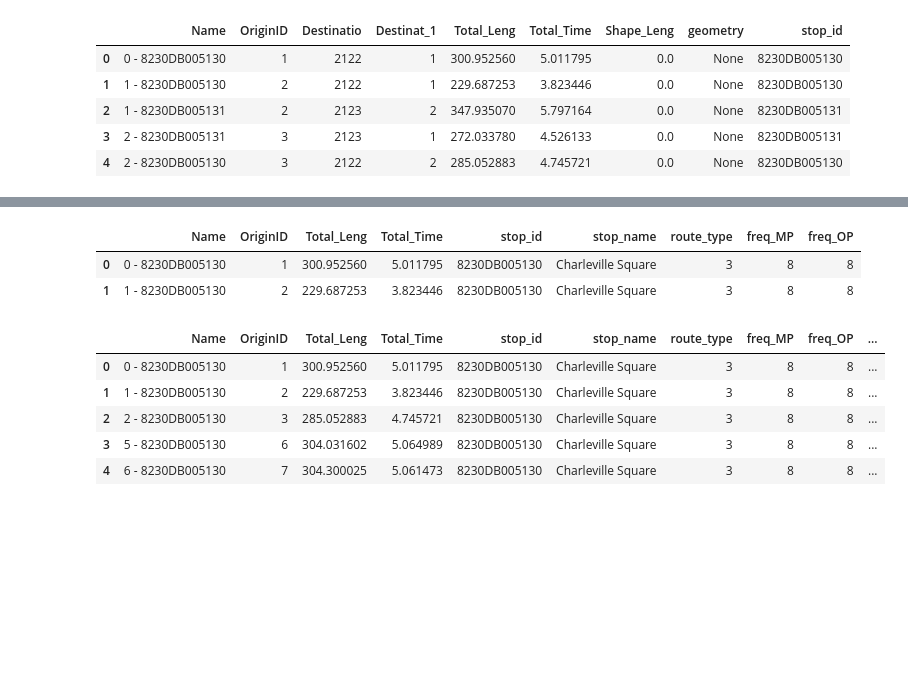
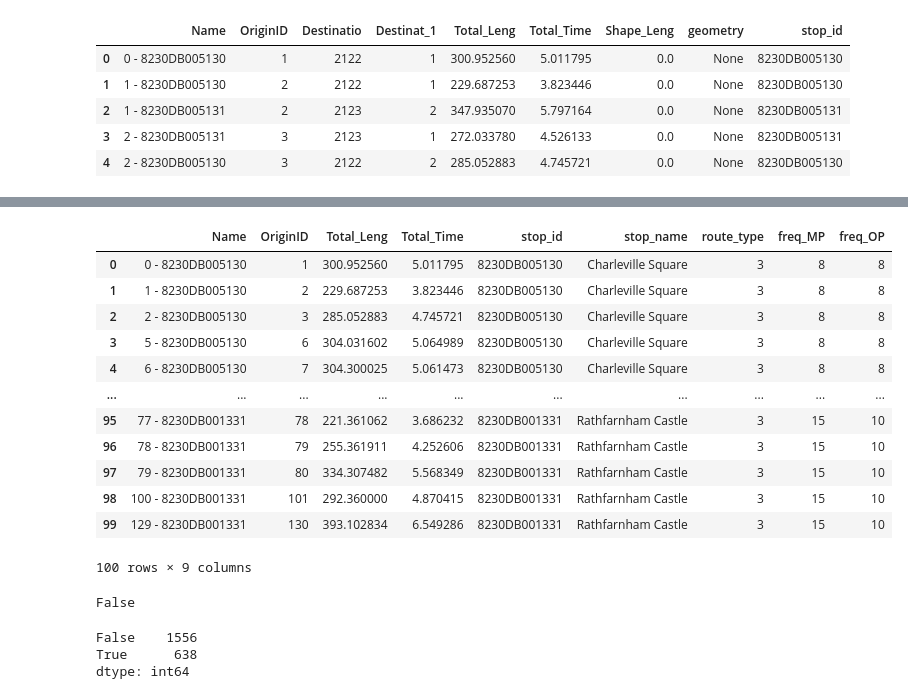
Before and after one commit to RBGit99/Thesis, a Jupyter notebook: PTAL_Analysis.ipynb, the cells around one changed output, grey strips where cells are left out. Drawn from its saved outputs; the diff is of its cells as text; code cells hidden in the pictures; blank space fills up the shorter version.

```diff
--- a/PTAL_Analysis.ipynb
+++ b/PTAL_Analysis.ipynb
@@ -60,8 +79,18 @@ stops_freq_clean.head()
 # %%
-#Joins OD_Lines with stops
+#Joins OD_Lines with stops and shows first 100 rows
 OD_gdf_freq = pd.merge(OD_clean_gdf, stops_freq_clean, on= 'stop_id',how='inner')
-OD_gdf_freq.head(2)
+OD_gdf_freq.head(100)
 # %% [output]
 |  | Name | OriginID | Total_Leng | Total_Time | stop_id | stop_name | route_type | freq_MP | freq_OP |
 | 0 | 0 - 8230DB005130 | 1 | 300.952560 | 5.011795 | 8230DB005130 | Charleville Square | 3 | 8 | 8 |
 | 1 | 1 - 8230DB005130 | 2 | 229.687253 | 3.823446 | 8230DB005130 | Charleville Square | 3 | 8 | 8 |
+| 2 | 2 - 8230DB005130 | 3 | 285.052883 | 4.745721 | 8230DB005130 | Charleville Square | 3 | 8 | 8 |
+| 3 | 5 - 8230DB005130 | 6 | 304.031602 | 5.064989 | 8230DB005130 | Charleville Square | 3 | 8 | 8 |
+| 4 | 6 - 8230DB005130 | 7 | 304.300025 | 5.061473 | 8230DB005130 | Charleville Square | 3 | 8 | 8 |
+| ... | ... | ... | ... | ... | ... | ... | ... | ... | ... |
+| 95 | 77 - 8230DB001331 | 78 | 221.361062 | 3.686232 | 8230DB001331 | Rathfarnham Castle | 3 | 15 | 10 |
+| 96 | 78 - 8230DB001331 | 79 | 255.361911 | 4.252606 | 8230DB001331 | Rathfarnham Castle | 3 | 15 | 10 |
+| 97 | 79 - 8230DB001331 | 80 | 334.307482 | 5.568349 | 8230DB001331 | Rathfarnham Castle | 3 | 15 | 10 |
+| 98 | 100 - 8230DB001331 | 101 | 292.360000 | 4.870415 | 8230DB001331 | Rathfarnham Castle | 3 | 15 | 10 |
+| 99 | 129 - 8230DB001331 | 130 | 393.102834 | 6.549286 | 8230DB001331 | Rathfarnham Castle | 3 | 15 | 10 |
+100 rows × 9 columns
@@ -119,9 +97,12 @@ OD_AI = AI_calc_MP_OP(OD_gdf_freq)
-# %%
-OD_AI.head()
-# %% [output]
-|  | Name | OriginID | Total_Leng | Total_Time | stop_id | stop_name | route_type | freq_MP | freq_OP | ... |
-| 0 | 0 - 8230DB005130 | 1 | 300.952560 | 5.011795 | 8230DB005130 | Charleville Square | 3 | 8 | 8 | ... |
-| 1 | 1 - 8230DB005130 | 2 | 229.687253 | 3.823446 | 8230DB005130 | Charleville Square | 3 | 8 | 8 | ... |
-| 2 | 2 - 8230DB005130 | 3 | 285.052883 | 4.745721 | 8230DB005130 | Charleville Square | 3 | 8 | 8 | ... |
-| 3 | 5 - 8230DB005130 | 6 | 304.031602 | 5.064989 | 8230DB005130 | Charleville Square | 3 | 8 | 8 | ... |
-| 4 | 6 - 8230DB005130 | 7 | 304.300025 | 5.061473 | 8230DB005130 | Charleville Square | 3 | 8 | 8 | ... |
+# %%
+# Check whether peak and off-peak service frequencies are identical for all records
+(OD_gdf_freq['freq_MP'] == OD_gdf_freq['freq_OP']).all()
+# %% [output]
+False
+# %%
+# Count how many stops have identical vs different service frequencies between peak and off-peak periods
+(stops_freq_clean['freq_MP'] == stops_freq_clean['freq_OP']).value_counts()
+# %% [output]
+False    1556
+True      638
+dtype: int64
```
Also changed, not shown: parts of 28 cells of this notebook, 4 other files.
